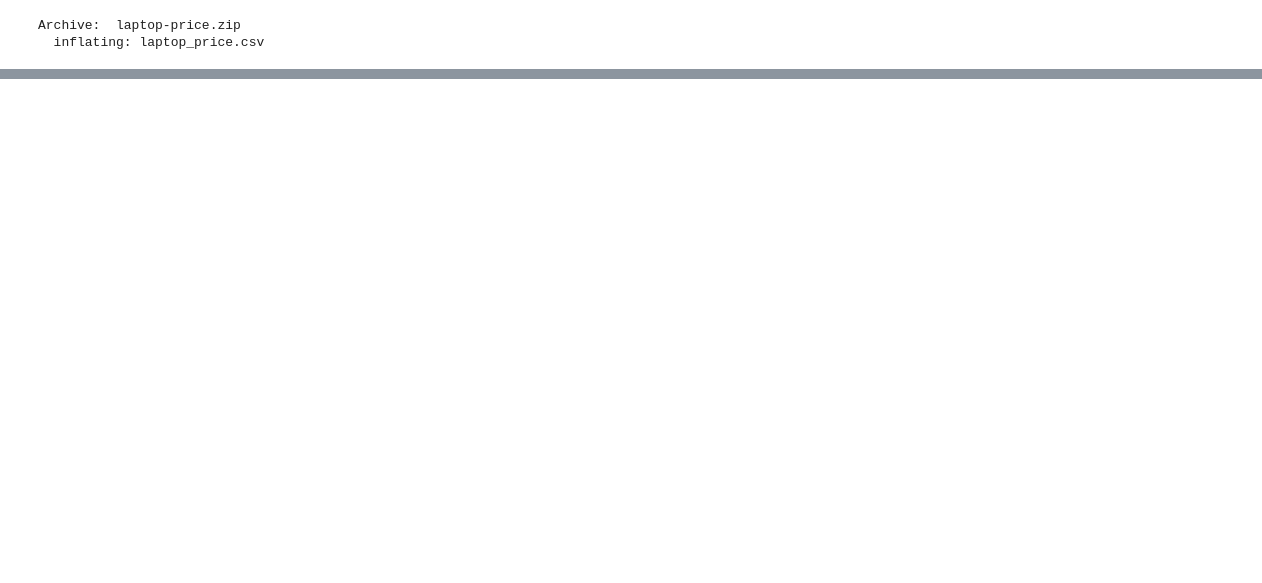
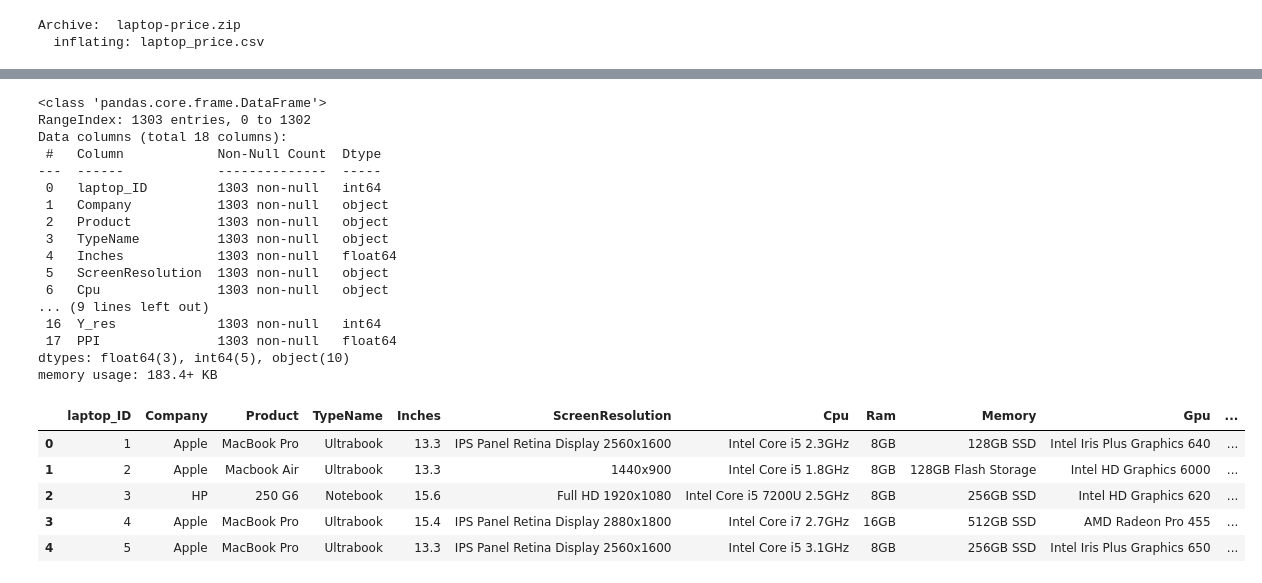
Before and after one commit to razieabbasi1999/Laptop-Price-Prediction-ML, a Jupyter notebook: laptop-price-prediction.ipynb, the cells around one changed output, grey strips where cells are left out. Saved outputs shown, nothing was run; the diff lists cells and outputs as text; code cells hidden in the pictures; blank space fills up the shorter version.

```diff
--- a/laptop-price-prediction.ipynb
+++ b/laptop-price-prediction.ipynb
@@ -28,0 +35,3 @@ Archive:  laptop-price.zip
+# %%
+import pandas as pd
+df=pd.read_csv("laptop_price.csv", encoding="latin1")
@@ -28,0 +97,5 @@ Archive:  laptop-price.zip
+# %%
+# ۱: IPS  ,  Touchscreen
+df['IPS'] = df['ScreenResolution'].apply(lambda x: 1 if 'IPS' in x else 0)
+df['Touchscreen'] = df['ScreenResolution'].apply(
+lambda x: 1 if 'Touchscreen' in x else 0)
@@ -28,0 +139,27 @@ Archive:  laptop-price.zip
+# %%
+df.info()
+df.head(5)
+# %% [output]
+<class 'pandas.core.frame.DataFrame'>
+RangeIndex: 1303 entries, 0 to 1302
+Data columns (total 18 columns):
+ #   Column            Non-Null Count  Dtype
+---  ------            --------------  -----
+ 0   laptop_ID         1303 non-null   int64
+ 1   Company           1303 non-null   object
+ 2   Product           1303 non-null   object
+ 3   TypeName          1303 non-null   object
+ 4   Inches            1303 non-null   float64
+ 5   ScreenResolution  1303 non-null   object
+ 6   Cpu               1303 non-null   object
+... (9 lines left out)
+ 16  Y_res             1303 non-null   int64
+ 17  PPI               1303 non-null   float64
+dtypes: float64(3), int64(5), object(10)
+memory usage: 183.4+ KB
+|  | laptop_ID | Company | Product | TypeName | Inches | ScreenResolution | Cpu | Ram | Memory | Gpu | ... |
+| 0 | 1 | Apple | MacBook Pro | Ultrabook | 13.3 | IPS Panel Retina Display 2560x1600 | Intel Core i5 2.3GHz | 8GB | 128GB SSD | Intel Iris Plus Graphics 640 | ... |
+| 1 | 2 | Apple | Macbook Air | Ultrabook | 13.3 | 1440x900 | Intel Core i5 1.8GHz | 8GB | 128GB Flash Storage | Intel HD Graphics 6000 | ... |
+| 2 | 3 | HP | 250 G6 | Notebook | 15.6 | Full HD 1920x1080 | Intel Core i5 7200U 2.5GHz | 8GB | 256GB SSD | Intel HD Graphics 620 | ... |
+| 3 | 4 | Apple | MacBook Pro | Ultrabook | 15.4 | IPS Panel Retina Display 2880x1800 | Intel Core i7 2.7GHz | 16GB | 512GB SSD | AMD Radeon Pro 455 | ... |
+| 4 | 5 | Apple | MacBook Pro | Ultrabook | 13.3 | IPS Panel Retina Display 2560x1600 | Intel Core i5 3.1GHz | 8GB | 256GB SSD | Intel Iris Plus Graphics 650 | ... |
```
Also changed, not shown: parts of 26 cells of this notebook.
